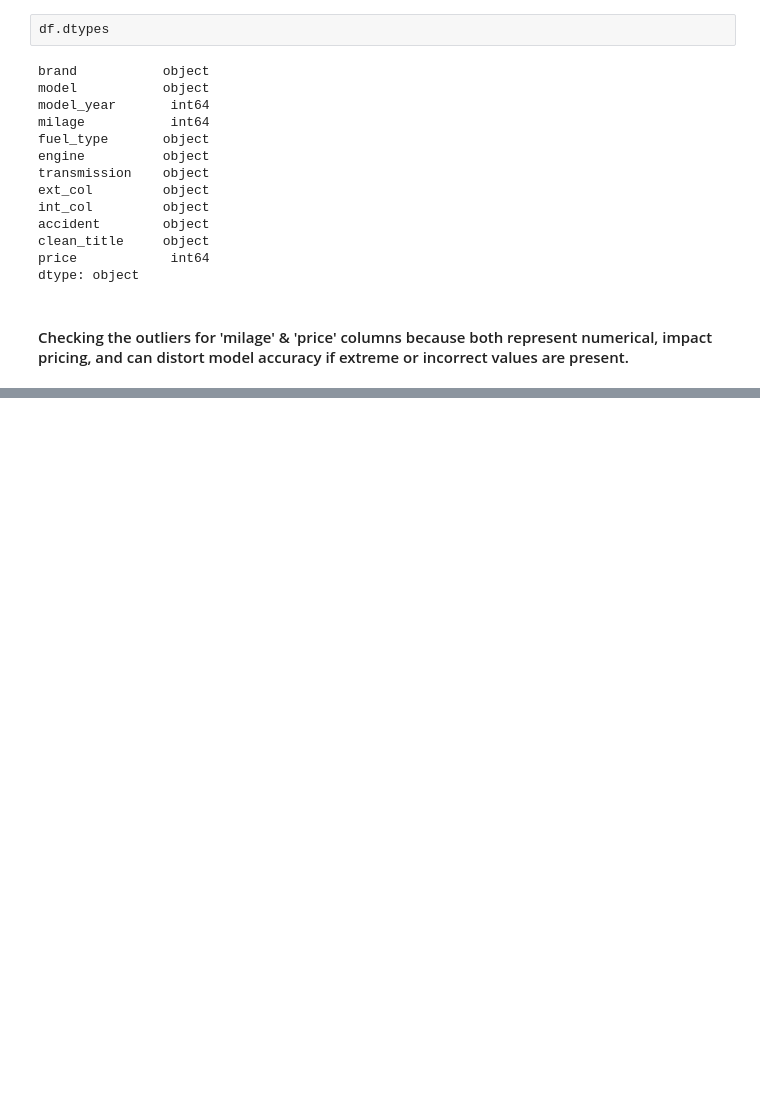
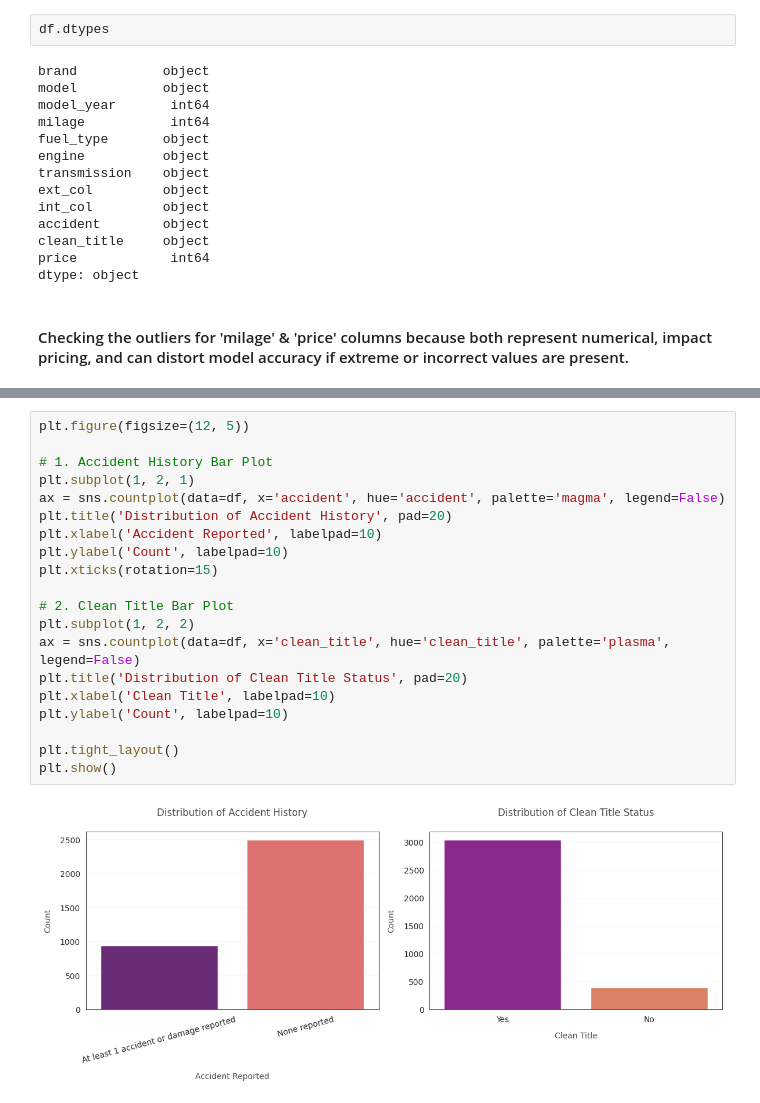
Before and after one commit to saadkhan710/Used-car-price-prediction, a Jupyter notebook: predicting_used_car_prices.ipynb, the cells around one changed output, grey strips where cells are left out. Saved outputs shown, nothing was run; the diff lists cells and outputs as text; blank space fills up the shorter version.

```diff
--- a/predicting_used_car_prices.ipynb
+++ b/predicting_used_car_prices.ipynb
@@ -251,0 +420,22 @@ Shape after dropping outliers: (3034, 12)
+# %%
+plt.figure(figsize=(12, 5))
+
+# 1. Accident History Bar Plot
+plt.subplot(1, 2, 1)
+ax = sns.countplot(data=df, x='accident', hue='accident', palette='magma', legend=False)
+plt.title('Distribution of Accident History', pad=20)
+plt.xlabel('Accident Reported', labelpad=10)
+plt.ylabel('Count', labelpad=10)
+plt.xticks(rotation=15)
+
+# 2. Clean Title Bar Plot
+plt.subplot(1, 2, 2)
+ax = sns.countplot(data=df, x='clean_title', hue='clean_title', palette='plasma', legend=False)
+plt.title('Distribution of Clean Title Status', pad=20)
+plt.xlabel('Clean Title', labelpad=10)
+plt.ylabel('Count', labelpad=10)
+
+plt.tight_layout()
+plt.show()
+# %% [output]
+[figure, added]
```
Also changed, not shown: parts of 16 cells of this notebook.
